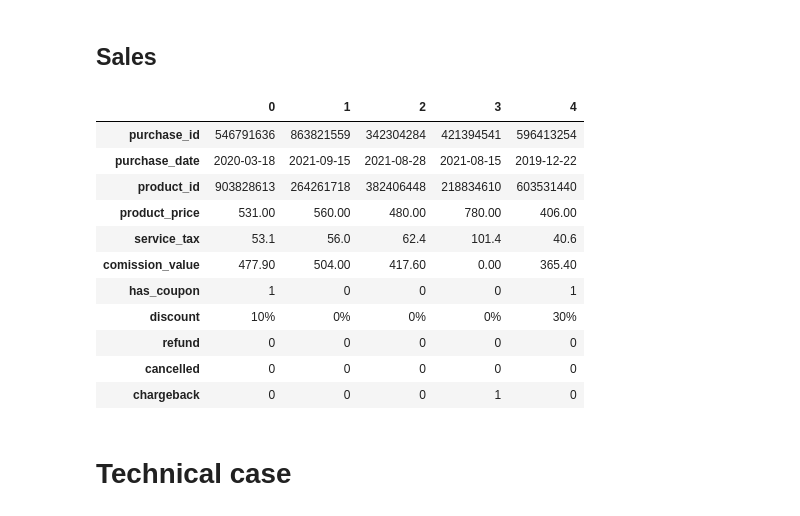
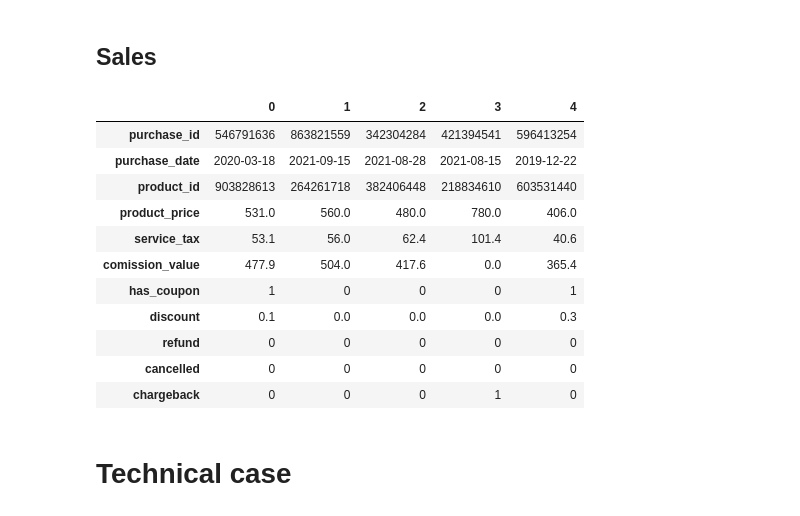
Before and after one commit to hturqueti/xpcourses-data-analysis, a Jupyter notebook: notebooks/01-technical-case.ipynb, the cells around one changed output. Drawn from its saved outputs; the diff is of its cells as text; code cells hidden in the pictures.

```diff
--- a/notebooks/01-technical-case.ipynb
+++ b/notebooks/01-technical-case.ipynb
@@ -64,22 +115,55 @@ producer.head().T
 # %% [markdown]
 ## Sales
-# %%
-sales = pd.read_csv(project_path.joinpath("data", "raw", "Sales.csv"))
-
-sales.head().T
-# %% [output]
-|  | 0 | 1 | 2 | 3 | 4 |
-| purchase_id | 546791636 | 863821559 | 342304284 | 421394541 | 596413254 |
-| purchase_date | 2020-03-18 | 2021-09-15 | 2021-08-28 | 2021-08-15 | 2019-12-22 |
-| product_id | 903828613 | 264261718 | 382406448 | 218834610 | 603531440 |
-| product_price | 531.00 | 560.00 | 480.00 | 780.00 | 406.00 |
-| service_tax | 53.1 | 56.0 | 62.4 | 101.4 | 40.6 |
-| comission_value | 477.90 | 504.00 | 417.60 | 0.00 | 365.40 |
-| has_coupon | 1 | 0 | 0 | 0 | 1 |
-| discount | 10% | 0% | 0% | 0% | 30% |
-| refund | 0 | 0 | 0 | 0 | 0 |
-| cancelled | 0 | 0 | 0 | 0 | 0 |
-| chargeback | 0 | 0 | 0 | 1 | 0 |
+# %%
+sales_dtypes = {
+    "purchase_id": int,
+    "purchase_date": str,
+    "product_id": int,
+    "product_price": str,
+    "service_tax": str,
+    "comission_value": str,
+    "has_coupon": int,
+    "discount": str,
+    "refund": int,
+    "cancelled": int,
+    "chargeback": int,
+}
+
+sales = pd.read_csv(
+    project_path.joinpath("data", "raw", "Sales.csv"),
+    dtype=sales_dtypes
+)
+
+# Some conversions have to be done after reading the data
+# Convert purchase_date from string to datetime
+sales['purchase_date'] = sales['purchase_date'].apply(utils.parse_date)
+
+# Convert product_price from string to float by removing commas
+sales['product_price'] = sales['product_price'].str.replace(',', '').astype(float)
+
+# Convert service_tax from string to float by removing commas
+sales['service_tax'] = sales['service_tax'].str.replace(',', '').astype(float)
+
+# Convert comission_value from string to float by removing commas
+sales['comission_value'] = sales['comission_value'].str.replace(',', '').astype(float)
+
+# Convert discount from string to float by removing % and dividing by 100
+sales['discount'] = sales['discount'].str.replace('%', '').astype(float) / 100
+
+sales.head().T
+# %% [output]
+|  | 0 | 1 | 2 | 3 | 4 |
+| purchase_id | 546791636 | 863821559 | 342304284 | 421394541 | 596413254 |
+| purchase_date | 2020-03-18 | 2021-09-15 | 2021-08-28 | 2021-08-15 | 2019-12-22 |
+| product_id | 903828613 | 264261718 | 382406448 | 218834610 | 603531440 |
+| product_price | 531.0 | 560.0 | 480.0 | 780.0 | 406.0 |
+| service_tax | 53.1 | 56.0 | 62.4 | 101.4 | 40.6 |
+| comission_value | 477.9 | 504.0 | 417.6 | 0.0 | 365.4 |
+| has_coupon | 1 | 0 | 0 | 0 | 1 |
+| discount | 0.1 | 0.0 | 0.0 | 0.0 | 0.3 |
+| refund | 0 | 0 | 0 | 0 | 0 |
+| cancelled | 0 | 0 | 0 | 0 | 0 |
+| chargeback | 0 | 0 | 0 | 1 | 0 |
 # %% [markdown]
 # Technical case
 # %% [markdown]
```
Also changed, not shown: parts of 16 cells of this notebook.
